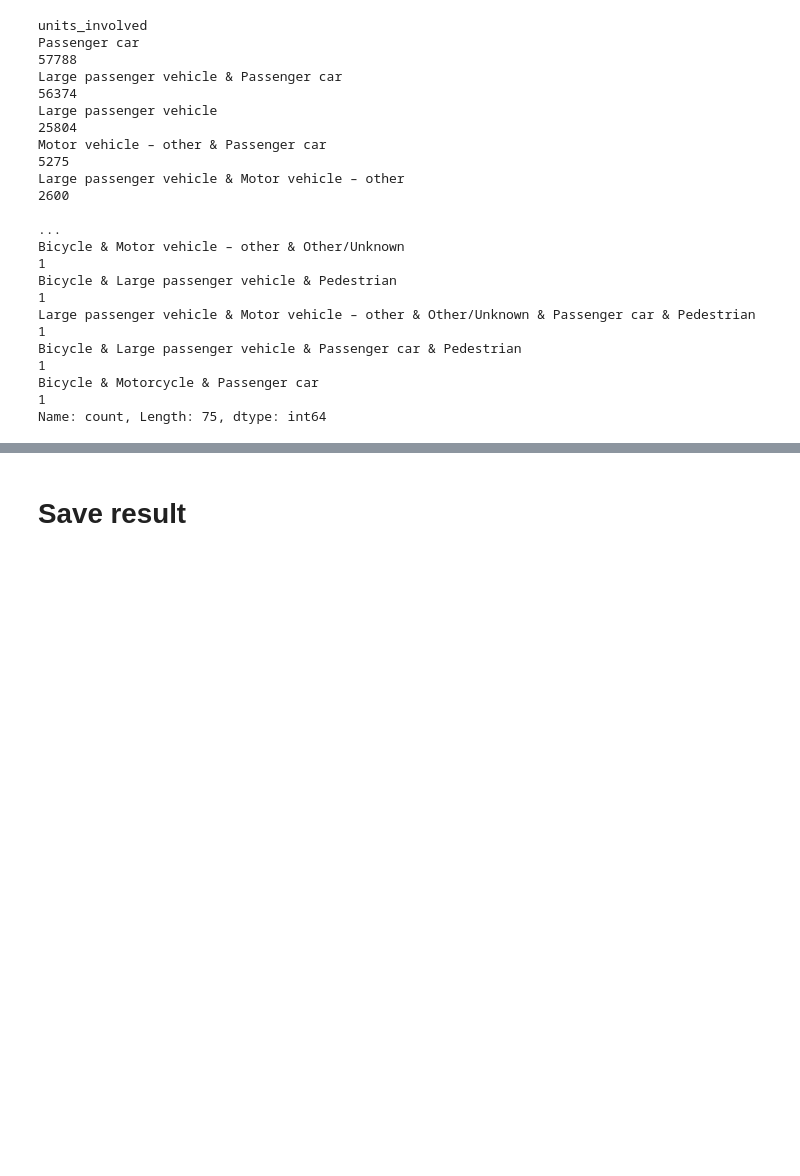
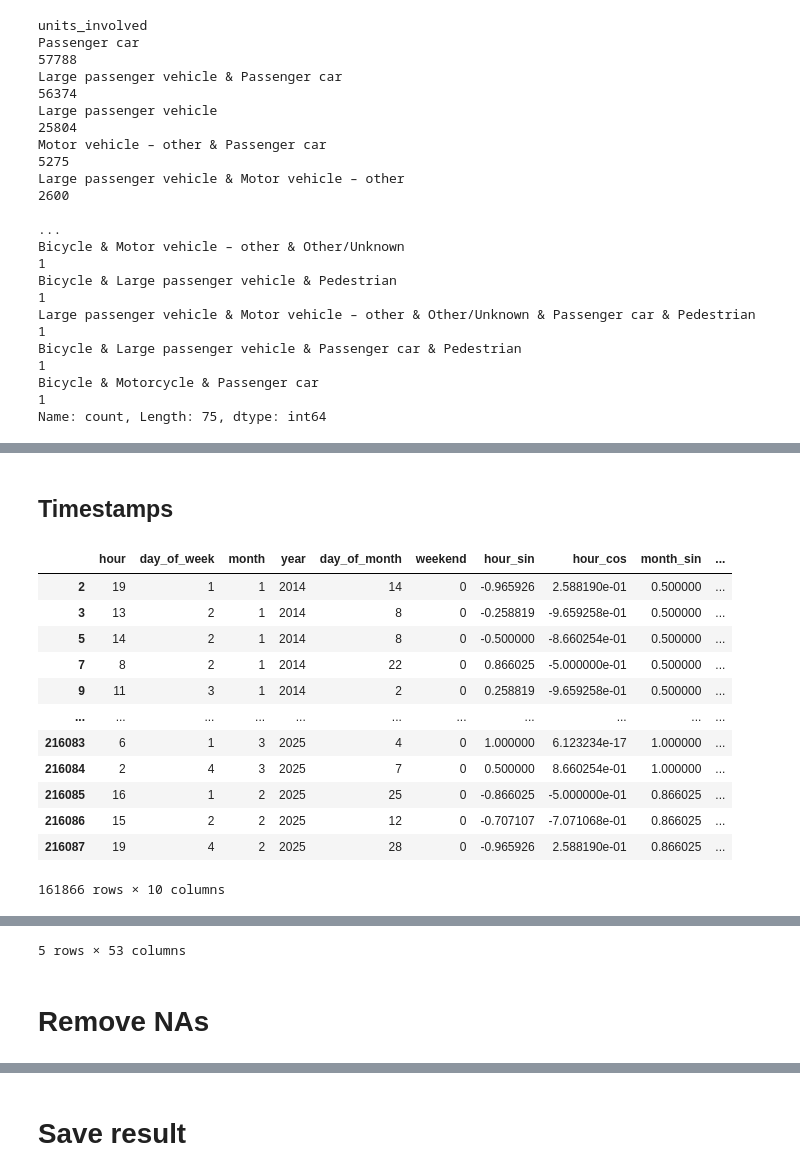
Before and after one commit to lukfd/city-of-austin-car-crash-ml-study, a Jupyter notebook: src/cleaning.ipynb, the cells around one changed output, grey strips where cells are left out. Drawn from its saved outputs; the diff is of its cells as text; code cells hidden in the pictures; blank space fills up the shorter version.

```diff
--- a/src/cleaning.ipynb
+++ b/src/cleaning.ipynb
@@ -324,0 +376,12 @@ Name: count, Length: 75, dtype: int64
+# %%
+# Step 1: Get all unique entries from 'units_involved'
+unique_entries = df['units_involved'].dropna().unique()
+
+# Step 2: Split and flatten all individual vehicle types
+vehicle_types = set()
+for entry in unique_entries:
+    types = [v.strip() for v in entry.split('&')]
+    vehicle_types.update(types)
+
+# remove spaces and convert to lowercase and remove any special characters
+display(vehicle_types)
@@ -324,0 +396,12 @@ Name: count, Length: 75, dtype: int64
+# %%
+# Sort for consistency
+vehicle_types = sorted(vehicle_types)
+
+# Create binary indicator columns for each vehicle type
+for vehicle in vehicle_types:
+    df[vehicle] = df['units_involved'].apply(
+        lambda x: int(vehicle in x) if pd.notnull(x) else 0
+    )
+
+# Show the updated dataframe with the new binary columns
+df[ ['units_involved']+vehicle_types]
@@ -324,0 +432,11 @@ Name: count, Length: 75, dtype: int64
+# %%
+# rename the vehicle types to be more readable
+to_rename = {}
+for vehicle in vehicle_types:
+    new_name = vehicle.replace('–', '').replace(' ', '_').replace('__', '_').replace('/', '_').replace('-', '_').lower()
+    to_rename[vehicle] = 'unit_involved_' + new_name
+print(to_rename)
+df.rename(columns=to_rename, inplace=True)
+display(df.head())
+# remove the original units_involved column
+df.drop('units_involved', axis=1, inplace=True)
@@ -324,0 +452,26 @@ Name: count, Length: 75, dtype: int64
+# %% [markdown]
+## Timestamps
+# %%
+from utils.utils import extract_timestamp
+
+# Extract the timestamp features into a new DataFrame
+timestamp_features = extract_timestamp(df["timestamp_us_central"])
+display(timestamp_features)
+
+# Concatenate the extracted features with the original DataFrame
+df = pd.concat([df, timestamp_features], axis=1)
+display(df.head())
+# %% [output]
+|  | hour | day_of_week | month | year | day_of_month | weekend | hour_sin | hour_cos | month_sin | ... |
+| 2 | 19 | 1 | 1 | 2014 | 14 | 0 | -0.965926 | 2.588190e-01 | 0.500000 | ... |
+| 3 | 13 | 2 | 1 | 2014 | 8 | 0 | -0.258819 | -9.659258e-01 | 0.500000 | ... |
+| 5 | 14 | 2 | 1 | 2014 | 8 | 0 | -0.500000 | -8.660254e-01 | 0.500000 | ... |
+| 7 | 8 | 2 | 1 | 2014 | 22 | 0 | 0.866025 | -5.000000e-01 | 0.500000 | ... |
+| 9 | 11 | 3 | 1 | 2014 | 2 | 0 | 0.258819 | -9.659258e-01 | 0.500000 | ... |
+| ... | ... | ... | ... | ... | ... | ... | ... | ... | ... | ... |
+| 216083 | 6 | 1 | 3 | 2025 | 4 | 0 | 1.000000 | 6.123234e-17 | 1.000000 | ... |
+| 216084 | 2 | 4 | 3 | 2025 | 7 | 0 | 0.500000 | 8.660254e-01 | 1.000000 | ... |
+| 216085 | 16 | 1 | 2 | 2025 | 25 | 0 | -0.866025 | -5.000000e-01 | 0.866025 | ... |
+| 216086 | 15 | 2 | 2 | 2025 | 12 | 0 | -0.707107 | -7.071068e-01 | 0.866025 | ... |
+| 216087 | 19 | 4 | 2 | 2025 | 28 | 0 | -0.965926 | 2.588190e-01 | 0.866025 | ... |
+161866 rows × 10 columns
@@ -324,0 +484,3 @@ Name: count, Length: 75, dtype: int64
+5 rows × 53 columns
+# %% [markdown]
+# Remove NAs
```
Also changed, not shown: parts of 14 cells of this notebook, 3 other files.
